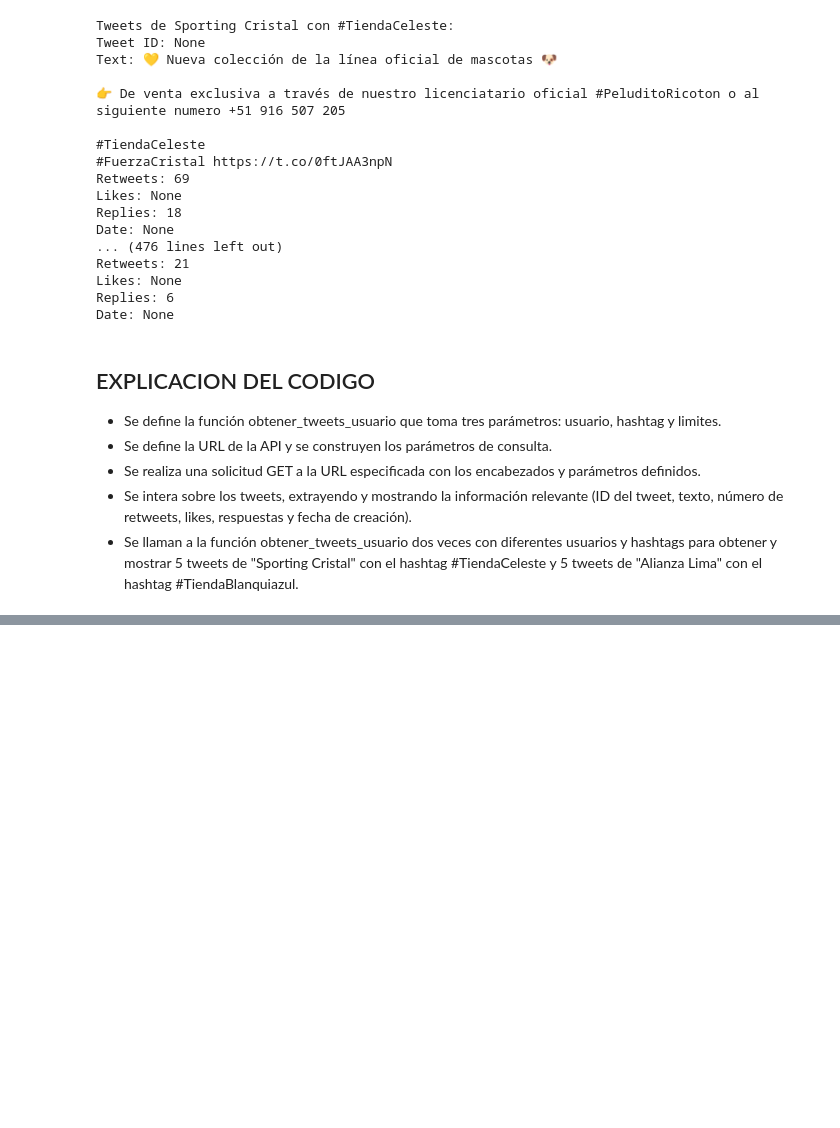
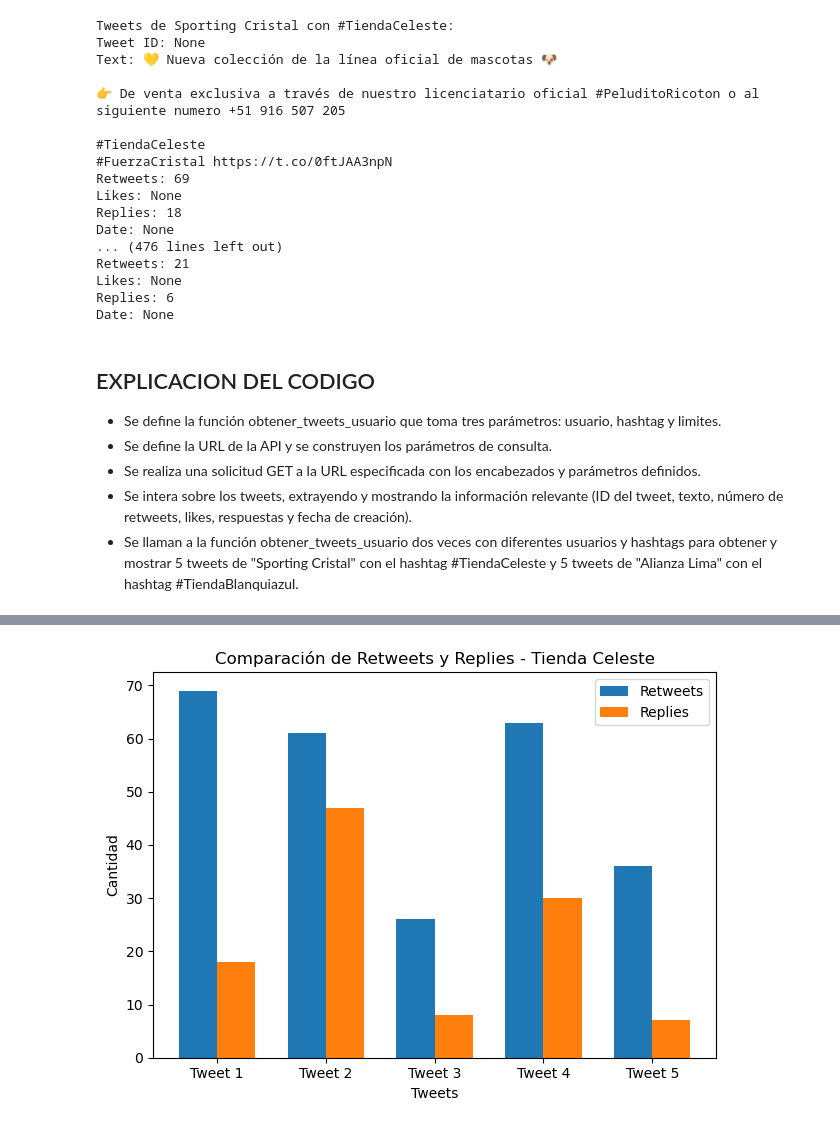
Before and after one commit to EduardoArevalo2004/Trabajo_LP, a Jupyter notebook: Trabajo_grupal.ipynb, the cells around one changed output, grey strips where cells are left out. Saved outputs shown, nothing was run; the diff lists cells and outputs as text; code cells hidden in the pictures; blank space fills up the shorter version.

Commit message:
Agregando el analisis comparativo de las tiendas

```diff
--- a/Trabajo_grupal.ipynb
+++ b/Trabajo_grupal.ipynb
@@ -274,0 +174,85 @@ Date: None
+# %%
+import requests
+import matplotlib.pyplot as plt
+
+def obtener_tweets_usuario(usuario, hashtag, limit):
+    url = "https://twitter154.p.rapidapi.com/search/search"
+
+    querystring = {
+        "query": f"from:{usuario} #{hashtag}",
+        "limit": limit,
+        "language": "es"
+    }
+
+    headers = {
+        "x-rapidapi-key": "1c4ff42afamshce87da47c666d23p1e5591jsnd219cfcc54e7",
+        "x-rapidapi-host": "twitter154.p.rapidapi.com"
+    }
+
+    response = requests.get(url, headers=headers, params=querystring)
+
+    tweets_data = []
+
+    if response.status_code == 200:
+        data = response.json()
+        if "results" in data:
+            for tweet in data["results"][:5]:  # Limitar a 5 tweets por tienda
+                tweet_id = tweet.get("id")
+                text = tweet.get("text")
+                retweets = tweet.get("retweet_count")
+                likes = tweet.get("like_count")
+                replies = tweet.get("reply_count")
+                date = tweet.get("created_at")
+
+                tweets_data.append((tweet_id, text, retweets, likes, replies, date))
+
+                print(f"Tweet ID: {tweet_id}")
+                print(f"Text: {text}")
+                print(f"Retweets: {retweets}")
+                print(f"Likes: {likes}")
+                print(f"Replies: {replies}")
+                print(f"Date: {date}")
+                print("\n")
+        else:
+            print("No se encontraron tweets en la respuesta.")
+    else:
+        print(f"Error: {response.status_code}")
+
+    return tweets_data
+
+# Obtener tweets
+print("Tweets de Sporting Cristal con #TiendaCeleste:")
+tweets_celeste = obtener_tweets_usuario("ClubSCristal", "TiendaCeleste", 5)
+
+print("Tweets de Alianza Lima con #TiendaBlanquiazul:")
+tweets_blanquiazul = obtener_tweets_usuario("ClubALoficial", "TiendaBlanquiazul", 5)
+
+# Extraer datos para gráficos
+retweets_celeste = [tweet[2] for tweet in tweets_celeste]
+replies_celeste = [tweet[4] for tweet in tweets_celeste]
+
+retweets_blanquiazul = [tweet[2] for tweet in tweets_blanquiazul]
+replies_blanquiazul = [tweet[4] for tweet in tweets_blanquiazul]
+
+# Crear gráficos comparativos
+def crear_grafico_comparativo(retweets, replies, title):
+    fig, ax = plt.subplots()
+    index = range(len(retweets))
+    bar_width = 0.35
+
+    bar1 = plt.bar(index, retweets, bar_width, label='Retweets')
+    bar2 = plt.bar([i + bar_width for i in index], replies, bar_width, label='Replies')
+
+    plt.xlabel('Tweets')
+    plt.ylabel('Cantidad')
+    plt.title(title)
+    plt.xticks([i + bar_width / 2 for i in index], [f'Tweet {i+1}' for i in index])
+    plt.legend()
+
+    plt.tight_layout()
+    plt.show()
+
+# Crear gráficos para cada tienda
+crear_grafico_comparativo(retweets_celeste, replies_celeste, 'Comparación de Retweets y Replies - Tienda Celeste')
+crear_grafico_comparativo(retweets_blanquiazul, replies_blanquiazul, 'Comparación de Retweets y Replies - Tienda Blanquiazul')
+# %% [output]
@@ -274,0 +276 @@ Date: None
+[figure, added]
```
Also changed, not shown: parts of 6 cells of this notebook.
